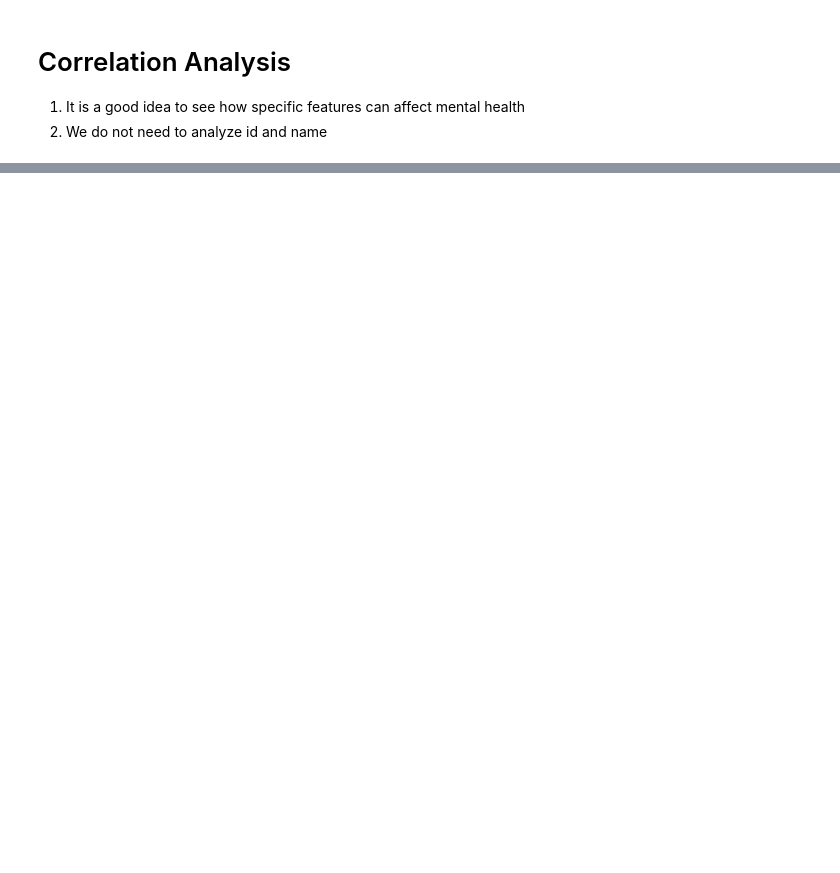
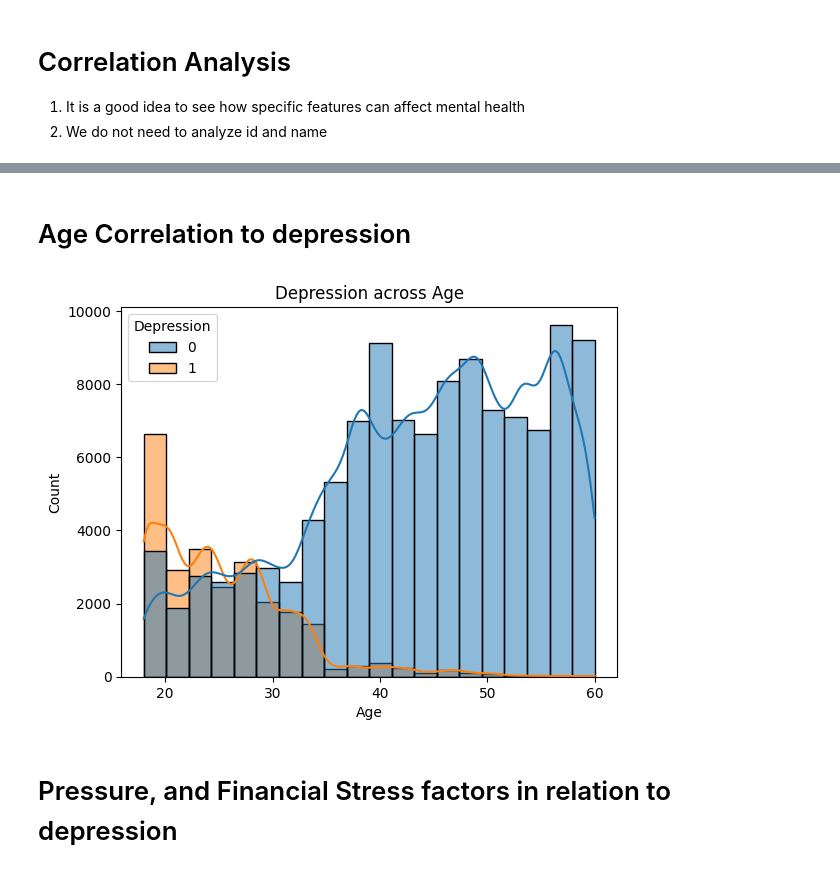
Before and after one commit to jeffc1994/DataScience, a Jupyter notebook: Mental Health Data/Mental Health Prediction.ipynb, the cells around one changed output, grey strips where cells are left out. Drawn from its saved outputs; the diff is of its cells as text; code cells hidden in the pictures; blank space fills up the shorter version.

```diff
--- a/Mental Health Data/Mental Health Prediction.ipynb
+++ b/Mental Health Data/Mental Health Prediction.ipynb
@@ -540,0 +690,11 @@ corr_cols = df.drop(columns=['id','Name'])
+# %% [markdown]
+# Age Correlation to depression
+# %%
+plt.Figure(figsize=(10,10))
+plt.title("Depression across Age")
+sns.histplot(data=df_c,x='Age',hue='Depression',kde=True,bins=20)
+plt.show()
+# %% [output]
+[figure, added]
+# %% [markdown]
+# Pressure, and Financial Stress factors in relation to depression
```
Also changed, not shown: parts of 46 cells of this notebook, 8 other files.
